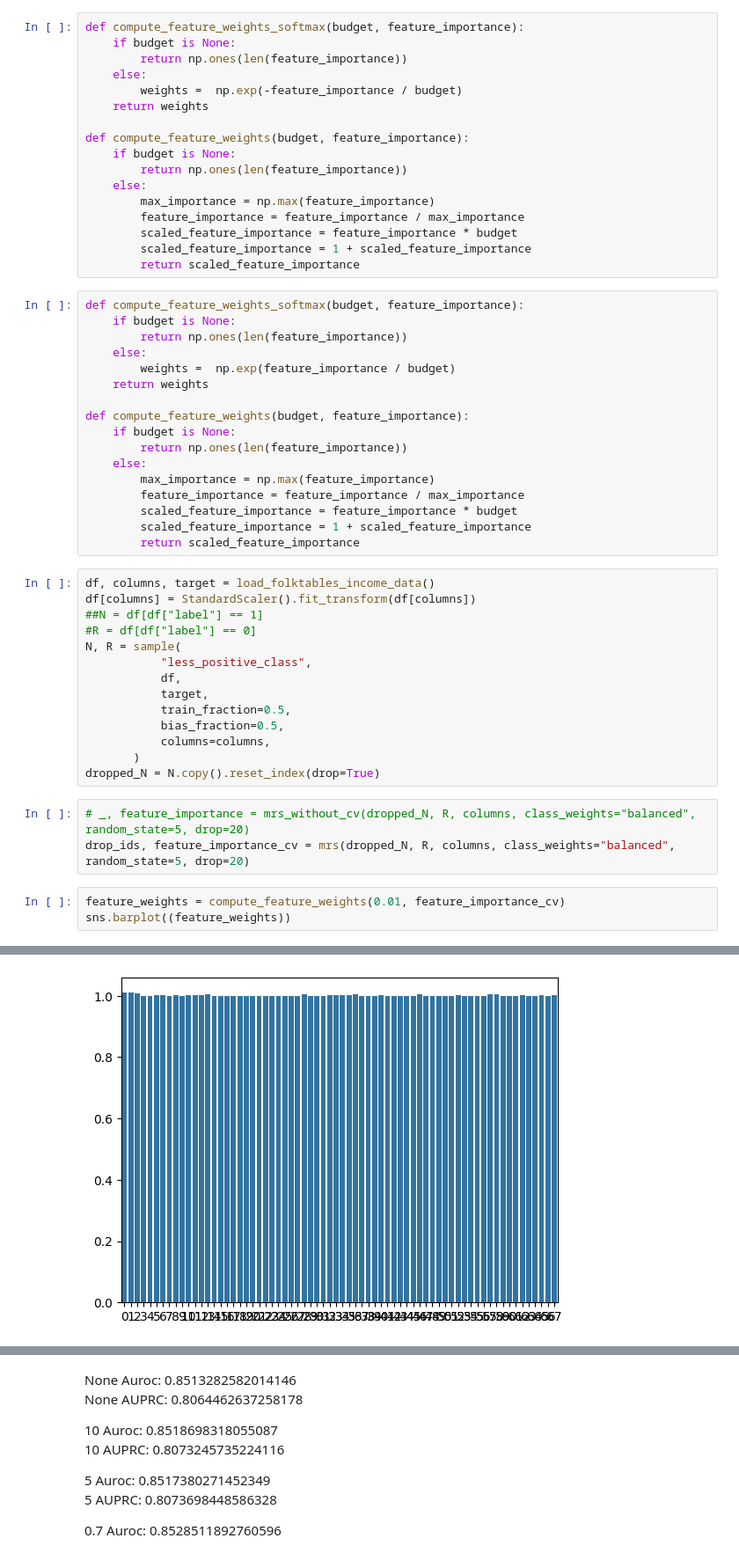
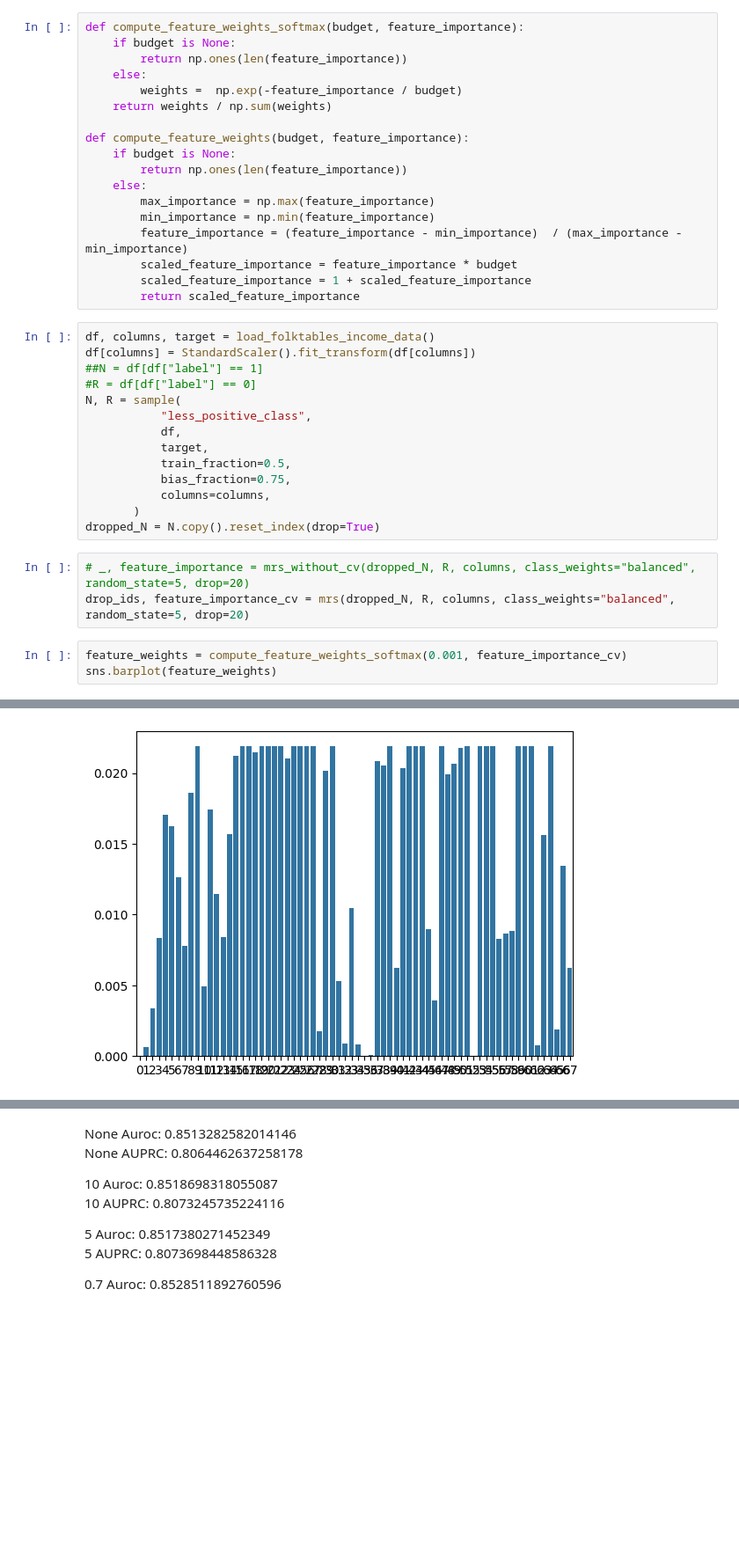
Before and after one commit to kramerlab/FeatureWeightDebiasing, a Jupyter notebook: src/develop_feature_weighting.ipynb, the cells around one changed output, grey strips where cells are left out. Shown at 88% size. Drawn from its saved outputs; the diff is of its cells as text; blank space fills up the shorter version.

```diff
--- a/src/develop_feature_weighting.ipynb
+++ b/src/develop_feature_weighting.ipynb
@@ -20,34 +21,18 @@ def compute_feature_weights_softmax(budget, feature_importance):
         return np.ones(len(feature_importance))
     else:
         weights =  np.exp(-feature_importance / budget)
-    return weights
+    return weights / np.sum(weights)
 
 def compute_feature_weights(budget, feature_importance):
     if budget is None:
         return np.ones(len(feature_importance))
     else:
         max_importance = np.max(feature_importance)
-        feature_importance = feature_importance / max_importance
+        min_importance = np.min(feature_importance)
+        feature_importance = (feature_importance - min_importance)  / (max_importance - min_importance)
         scaled_feature_importance = feature_importance * budget
         scaled_feature_importance = 1 + scaled_feature_importance
         return scaled_feature_importance
-# %%
-def compute_feature_weights_softmax(budget, feature_importance):
-    if budget is None:
-        return np.ones(len(feature_importance))
-    else:
-        weights =  np.exp(feature_importance / budget)
-    return weights
-
-def compute_feature_weights(budget, feature_importance):
-    if budget is None:
-        return np.ones(len(feature_importance))
-    else:
-        max_importance = np.max(feature_importance)
-        feature_importance = feature_importance / max_importance
-        scaled_feature_importance = feature_importance * budget
-        scaled_feature_importance = 1 + scaled_feature_importance
-        return scaled_feature_importance
 # %%
 df, columns, target = load_folktables_income_data()
 df[columns] = StandardScaler().fit_transform(df[columns])
@@ -58,7 +43,7 @@ N, R = sample(
            df,
            target,
            train_fraction=0.5,
-           bias_fraction=0.5,
+           bias_fraction=0.75,
            columns=columns,
        )
 dropped_N = N.copy().reset_index(drop=True)
@@ -66,11 +51,11 @@ dropped_N = N.copy().reset_index(drop=True)
 # _, feature_importance = mrs_without_cv(dropped_N, R, columns, class_weights="balanced", random_state=5, drop=20)
 drop_ids, feature_importance_cv = mrs(dropped_N, R, columns, class_weights="balanced", random_state=5, drop=20)
 # %%
-feature_weights = compute_feature_weights(0.01, feature_importance_cv)
-sns.barplot((feature_weights))
+feature_weights = compute_feature_weights_softmax(0.001, feature_importance_cv)
+sns.barplot(feature_weights)
 # %% [output]
 <Axes: >
-[figure, old version]
+[figure, new version]
 # %%
 seed = 5
 max_features = "sqrt"
```
Also changed, not shown: parts of 4 cells of this notebook, 4 other files.
